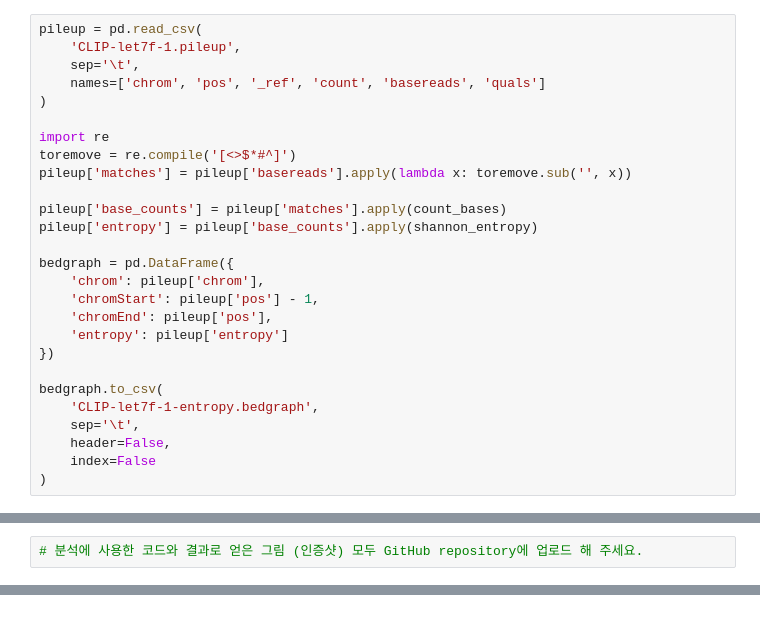
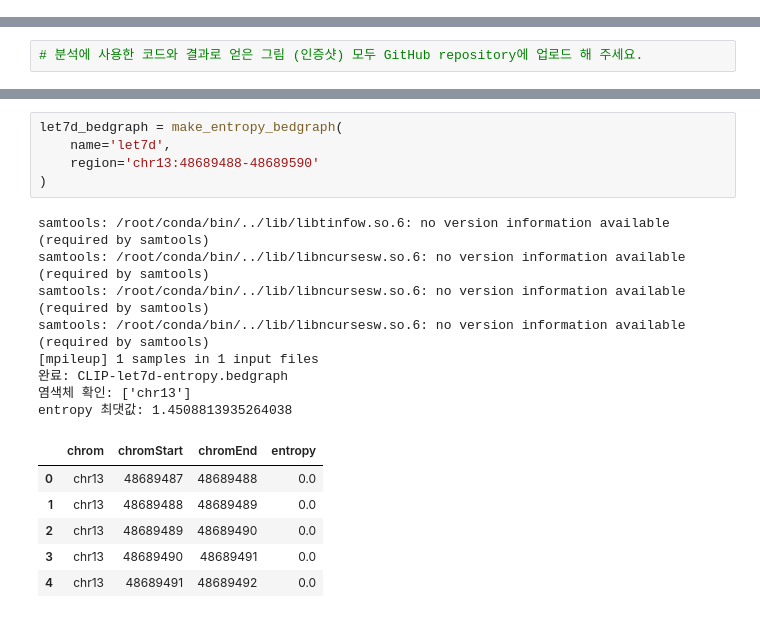
Before and after one commit to chaehyeonkim-lab/bioinformatics1, a Jupyter notebook: Guided_Mission_3주차_실습용_노트북_(5월_14일_오후_9시까지_push).ipynb, the cells around one changed output, grey strips where cells are left out. Cells and saved outputs as stored; diff of their text form.

```diff
--- a/Guided_Mission_3주차_실습용_노트북_(5월_14일_오후_9시까지_push).ipynb
+++ b/Guided_Mission_3주차_실습용_노트북_(5월_14일_오후_9시까지_push).ipynb
@@ -418,27 +277,0 @@ samtools: /root/conda/bin/../lib/libncursesw.so.6: no version information availa
-# %%
-pileup = pd.read_csv(
-    'CLIP-let7f-1.pileup',
-    sep='\t',
-    names=['chrom', 'pos', '_ref', 'count', 'basereads', 'quals']
-)
-
-import re
-toremove = re.compile('[<>$*#^]')
-pileup['matches'] = pileup['basereads'].apply(lambda x: toremove.sub('', x))
-
-pileup['base_counts'] = pileup['matches'].apply(count_bases)
-pileup['entropy'] = pileup['base_counts'].apply(shannon_entropy)
-
-bedgraph = pd.DataFrame({
-    'chrom': pileup['chrom'],
-    'chromStart': pileup['pos'] - 1,
-    'chromEnd': pileup['pos'],
-    'entropy': pileup['entropy']
-})
-
-bedgraph.to_csv(
-    'CLIP-let7f-1-entropy.bedgraph',
-    sep='\t',
-    header=False,
-    index=False
-)
@@ -472,0 +447,20 @@ bedgraph.head()
+# %%
+let7d_bedgraph = make_entropy_bedgraph(
+    name='let7d',
+    region='chr13:48689488-48689590'
+)
+# %% [output]
+samtools: /root/conda/bin/../lib/libtinfow.so.6: no version information available (required by samtools)
+samtools: /root/conda/bin/../lib/libncursesw.so.6: no version information available (required by samtools)
+samtools: /root/conda/bin/../lib/libncursesw.so.6: no version information available (required by samtools)
+samtools: /root/conda/bin/../lib/libncursesw.so.6: no version information available (required by samtools)
+[mpileup] 1 samples in 1 input files
+완료: CLIP-let7d-entropy.bedgraph
+염색체 확인: ['chr13']
+entropy 최댓값: 1.4508813935264038
+|  | chrom | chromStart | chromEnd | entropy |
+| 0 | chr13 | 48689487 | 48689488 | 0.0 |
+| 1 | chr13 | 48689488 | 48689489 | 0.0 |
+| 2 | chr13 | 48689489 | 48689490 | 0.0 |
+| 3 | chr13 | 48689490 | 48689491 | 0.0 |
+| 4 | chr13 | 48689491 | 48689492 | 0.0 |
```
Also changed, not shown: parts of 21 cells of this notebook.
